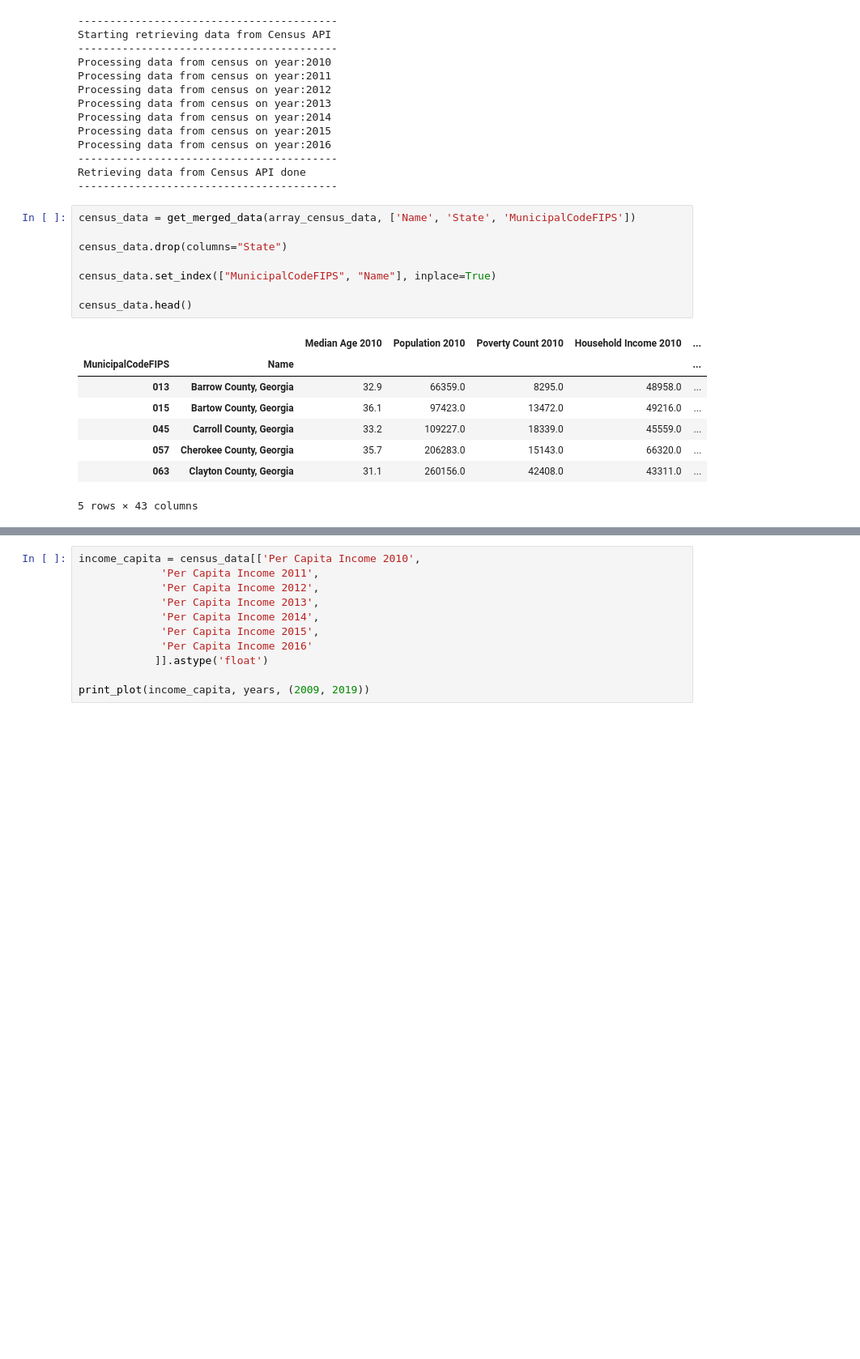
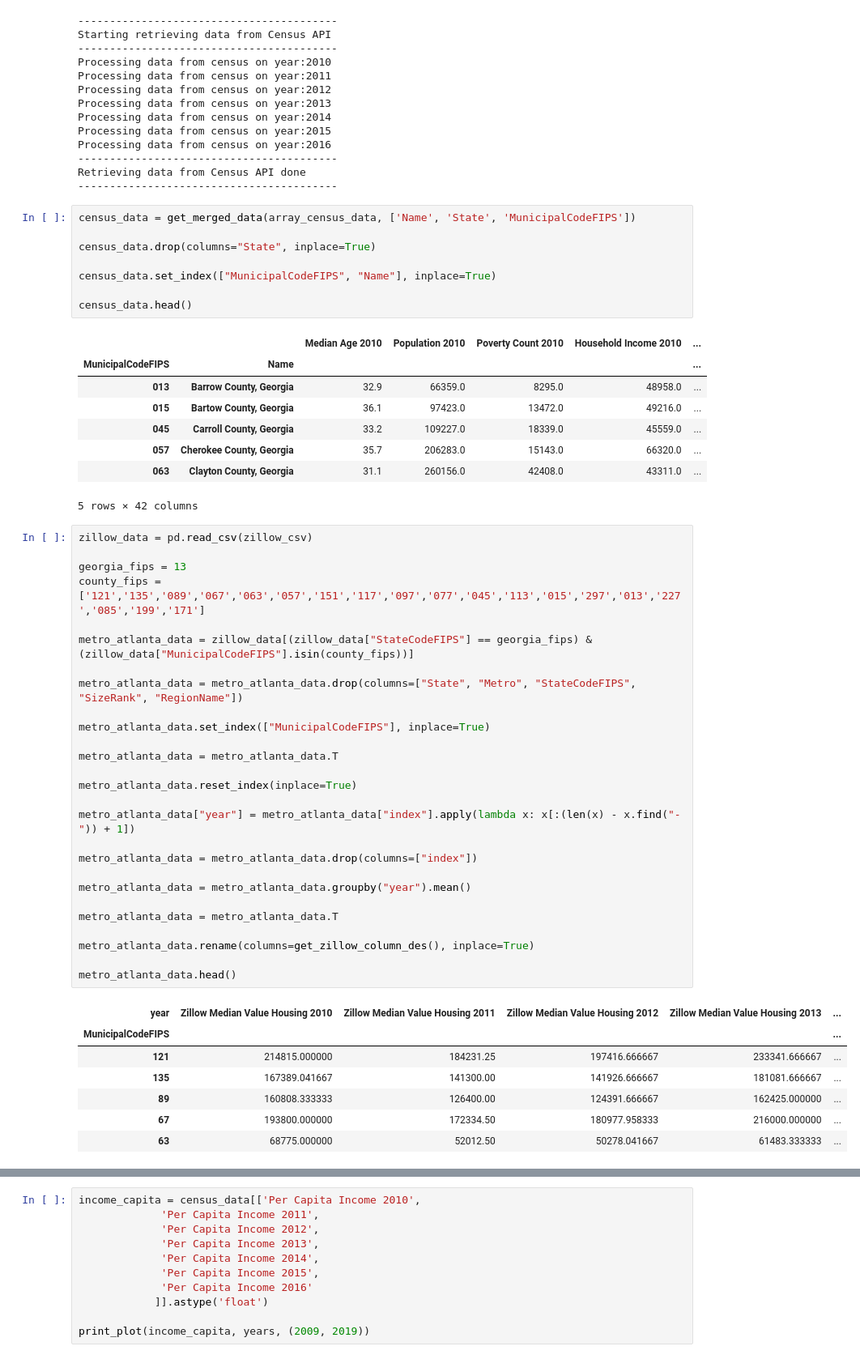
Before and after one commit to ricleongo/HousePricePredict, a Jupyter notebook: data_exploration.ipynb, the cells around one changed output, grey strips where cells are left out. Shown at 81% size. Cells and saved outputs as stored; diff of their text form; blank space fills up the shorter version.

```diff
--- a/data_exploration.ipynb
+++ b/data_exploration.ipynb
@@ -129,7 +94,7 @@ Retrieving data from Census API done
 # %%
 census_data = get_merged_data(array_census_data, ['Name', 'State', 'MunicipalCodeFIPS'])
 
-census_data.drop(columns="State")
+census_data.drop(columns="State", inplace=True)
 
 census_data.set_index(["MunicipalCodeFIPS", "Name"], inplace=True)
 
@@ -142,4 +107,39 @@ census_data.head()
 | 045 | Carroll County, Georgia | 33.2 | 109227.0 | 18339.0 | 45559.0 | ... |
 | 057 | Cherokee County, Georgia | 35.7 | 206283.0 | 15143.0 | 66320.0 | ... |
 | 063 | Clayton County, Georgia | 31.1 | 260156.0 | 42408.0 | 43311.0 | ... |
-5 rows × 43 columns
+5 rows × 42 columns
+# %%
+zillow_data = pd.read_csv(zillow_csv)
+
+georgia_fips = 13
+county_fips = ['121','135','089','067','063','057','151','117','097','077','045','113','015','297','013','227','085','199','171']
+
+metro_atlanta_data = zillow_data[(zillow_data["StateCodeFIPS"] == georgia_fips) & (zillow_data["MunicipalCodeFIPS"].isin(county_fips))]
+
+metro_atlanta_data = metro_atlanta_data.drop(columns=["State", "Metro", "StateCodeFIPS", "SizeRank", "RegionName"])
+
+metro_atlanta_data.set_index(["MunicipalCodeFIPS"], inplace=True)
+
+metro_atlanta_data = metro_atlanta_data.T
+
+metro_atlanta_data.reset_index(inplace=True)
+
+metro_atlanta_data["year"] = metro_atlanta_data["index"].apply(lambda x: x[:(len(x) - x.find("-")) + 1])
+
+metro_atlanta_data = metro_atlanta_data.drop(columns=["index"])
+
+metro_atlanta_data = metro_atlanta_data.groupby("year").mean()
+
+metro_atlanta_data = metro_atlanta_data.T
+
+metro_atlanta_data.rename(columns=get_zillow_column_des(), inplace=True)
+
+metro_atlanta_data.head()
+# %% [output]
+| year | Zillow Median Value Housing 2010 | Zillow Median Value Housing 2011 | Zillow Median Value Housing 2012 | Zillow Median Value Housing 2013 | ... |
+| MunicipalCodeFIPS |  |  |  |  | ... |
+| 121 | 214815.000000 | 184231.25 | 197416.666667 | 233341.666667 | ... |
+| 135 | 167389.041667 | 141300.00 | 141926.666667 | 181081.666667 | ... |
+| 89 | 160808.333333 | 126400.00 | 124391.666667 | 162425.000000 | ... |
+| 67 | 193800.000000 | 172334.50 | 180977.958333 | 216000.000000 | ... |
+| 63 | 68775.000000 | 52012.50 | 50278.041667 | 61483.333333 | ... |
```
Also changed, not shown: parts of 10 cells of this notebook, 1 other file.
